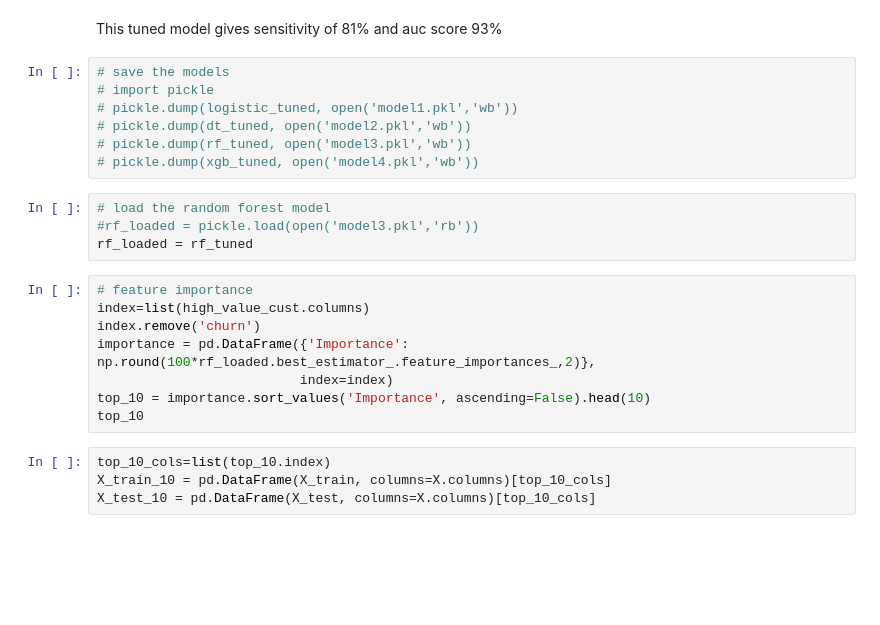
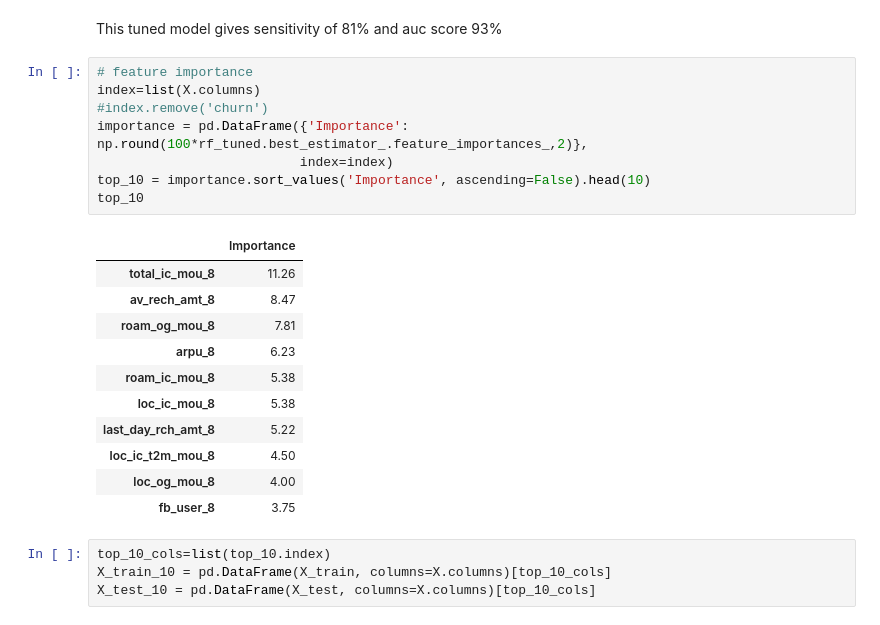
Before and after one commit to kartik173/Telecom_Churn_Predictions, a Jupyter notebook: Telecom_final.ipynb, the cells around one changed output. Drawn from its saved outputs; the diff is of its cells as text; blank space fills up the shorter version.

```diff
--- a/Telecom_final.ipynb
+++ b/Telecom_final.ipynb
@@ -1116,24 +1275,25 @@ getScores(X_test, y_test, rf_tuned)
 # %% [markdown]
 This tuned model gives sensitivity of 81% and auc score 93%
-# %%
-# save the models
-# import pickle
-# pickle.dump(logistic_tuned, open('model1.pkl','wb'))
-# pickle.dump(dt_tuned, open('model2.pkl','wb'))
-# pickle.dump(rf_tuned, open('model3.pkl','wb'))
-# pickle.dump(xgb_tuned, open('model4.pkl','wb'))
-# %%
-# load the random forest model
-#rf_loaded = pickle.load(open('model3.pkl','rb'))
-rf_loaded = rf_tuned
 # %%
 # feature importance
-index=list(high_value_cust.columns)
-index.remove('churn')
-importance = pd.DataFrame({'Importance': np.round(100*rf_loaded.best_estimator_.feature_importances_,2)},
+index=list(X.columns)
+#index.remove('churn')
+importance = pd.DataFrame({'Importance': np.round(100*rf_tuned.best_estimator_.feature_importances_,2)},
                           index=index)
 top_10 = importance.sort_values('Importance', ascending=False).head(10)
 top_10
+# %% [output]
+|  | Importance |
+| total_ic_mou_8 | 11.26 |
+| av_rech_amt_8 | 8.47 |
+| roam_og_mou_8 | 7.81 |
+| arpu_8 | 6.23 |
+| roam_ic_mou_8 | 5.38 |
+| loc_ic_mou_8 | 5.38 |
+| last_day_rch_amt_8 | 5.22 |
+| loc_ic_t2m_mou_8 | 4.50 |
+| loc_og_mou_8 | 4.00 |
+| fb_user_8 | 3.75 |
 # %%
 top_10_cols=list(top_10.index)
 X_train_10 = pd.DataFrame(X_train, columns=X.columns)[top_10_cols]
```
Also changed, not shown: parts of 34 cells of this notebook.
